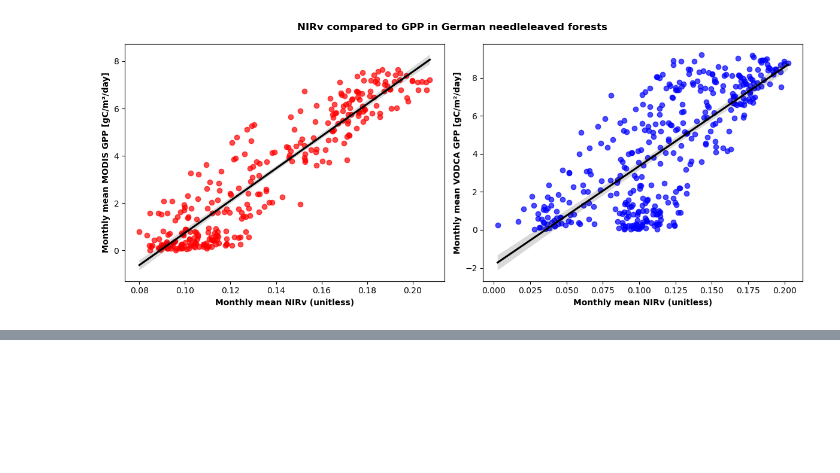
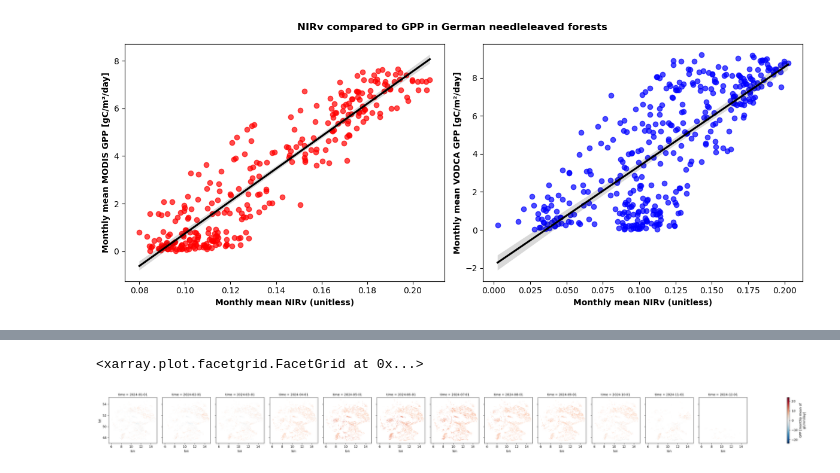
Before and after one commit to irishaake/Thesis_Msc, a Jupyter notebook: 31_Calculate_GPP.ipynb, the cells around one changed output, grey strips where cells are left out. Saved outputs shown, nothing was run; the diff lists cells and outputs as text; code cells hidden in the pictures; blank space fills up the shorter version.

```diff
--- a/31_Calculate_GPP.ipynb
+++ b/31_Calculate_GPP.ipynb
@@ -512,0 +317,4 @@ Mean of the quotient shifted NIRv / MODIS GPP (NL forest): 0.9919972398913679
+# %%
+# look at exemplary data
+gpp = xr.open_dataset("./GPP/GPP_NIRv/Monthly/GPP_mon_mean_2024_NL.nc")
+gpp
@@ -512,0 +332,5 @@ Mean of the quotient shifted NIRv / MODIS GPP (NL forest): 0.9919972398913679
+# %%
+gpp.GPP.sel(time = slice('2024-01', '2024-12')).plot(col="time")
+# %% [output]
+<xarray.plot.facetgrid.FacetGrid at 0x...>
+[figure, added]
```
Also changed, not shown: parts of 36 cells of this notebook, 3 other files.
